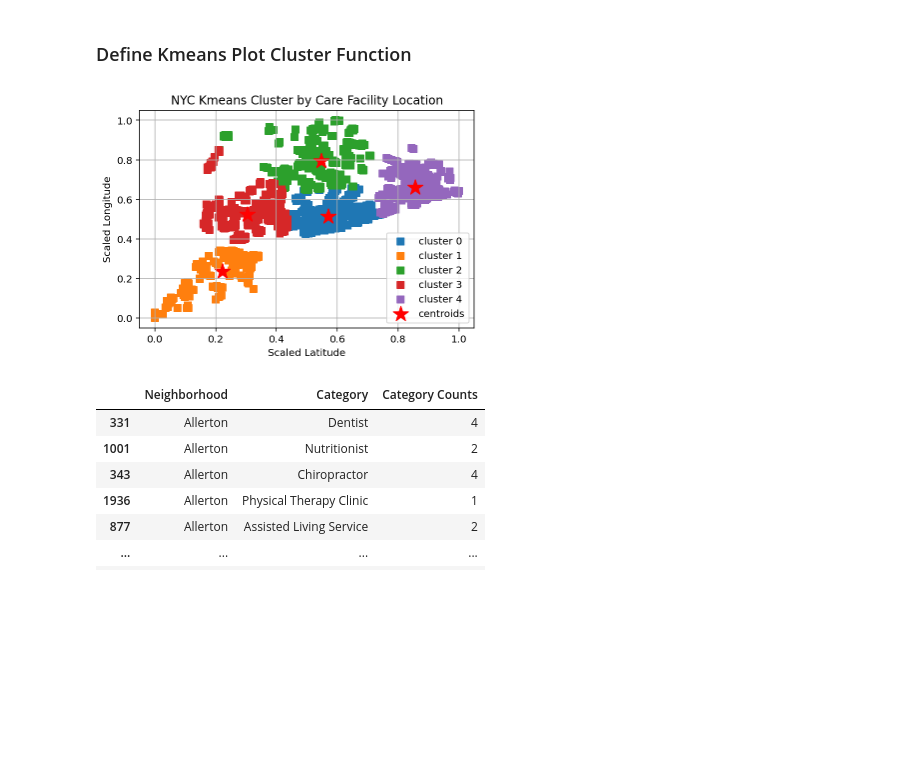
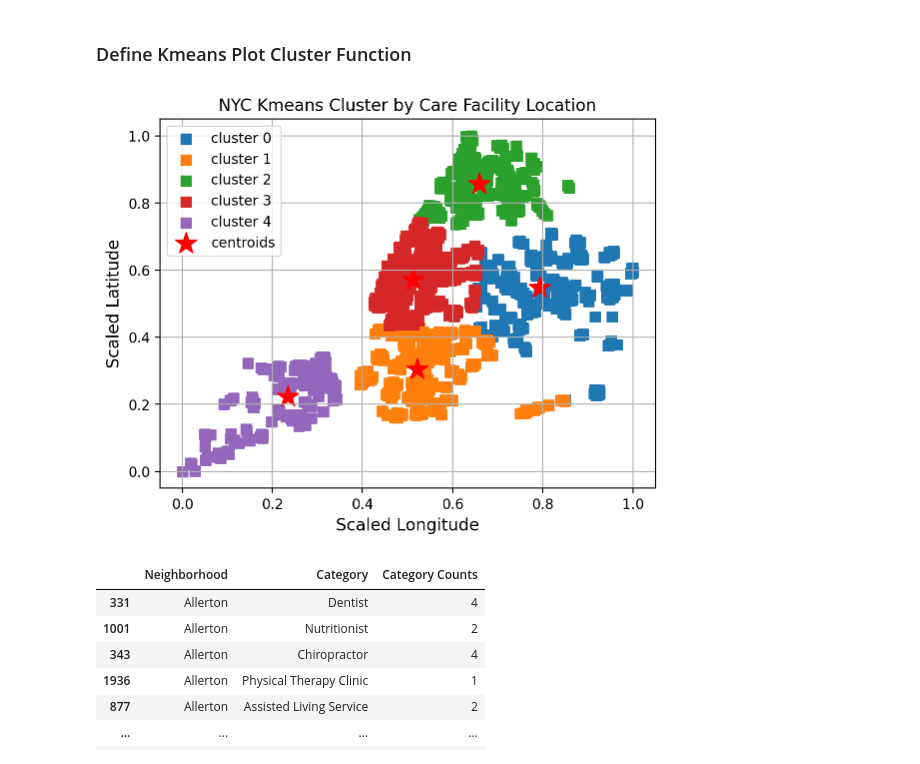
Before and after one commit to edubf22/nyc-neighborhoods, a Jupyter notebook: src/KMeans_clustering.ipynb, the cells around one changed output. Cells and saved outputs as stored; diff of their text form; code cells hidden in the pictures; blank space fills up the shorter version.

```diff
--- a/src/KMeans_clustering.ipynb
+++ b/src/KMeans_clustering.ipynb
@@ -101,5 +92,5 @@ Text(0, 0.5, 'Longitude')
 # %%
 # Isolate Category, lat and lon of Venues
-df1 = nyc_health_borough1[['Category', 'Latitude_x', 'Longitude_x']]
+df1 = nyc_health_borough1[['Category', 'Longitude_x', 'Latitude_x']]
 df1.head()
 # %% [output]
@@ -138,7 +129,7 @@ df_scaled1 = scaler.fit_transform(x_df1.to_numpy())
 
 # Columns remain lat lon of care facilities
 df_scaled1 = pd.DataFrame(df_scaled1, columns=[
-  'Latitude_x', 'Longitude_x'])
+  'Longitude_x', 'Latitude_x'])
 
 # Convert scaled df to numpy array
 print("Scaled Dataset Using MinMaxScaler")
@@ -219,11 +210,11 @@ def plot_clusters(X,y_res, plt_cluster_centers = False):
 # %%
 # Plot care facility lat lons using Kmeans
 plt.title('NYC Kmeans Cluster by Care Facility Location')
-plt.xlabel('Scaled Latitude')
-plt.ylabel('Scaled Longitude')
+plt.xlabel('Scaled Longitude', fontsize=12)
+plt.ylabel('Scaled Latitude', fontsize=12)
 plot_clusters(df_scaled, y_km, plt_cluster_centers= True)
 # %% [output]
-[figure, old version]
+[figure, new version]
 # %%
 y_df = pd.DataFrame(nyc_health_borough1[['Neighborhood', 'Category']].value_counts())
 y_df = y_df.reset_index()
```
Also changed, not shown: parts of 27 cells of this notebook, 2 other files.
